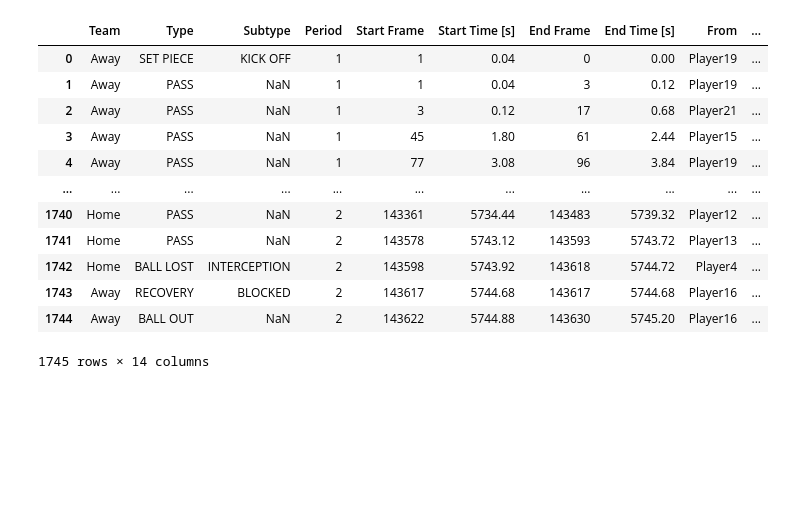
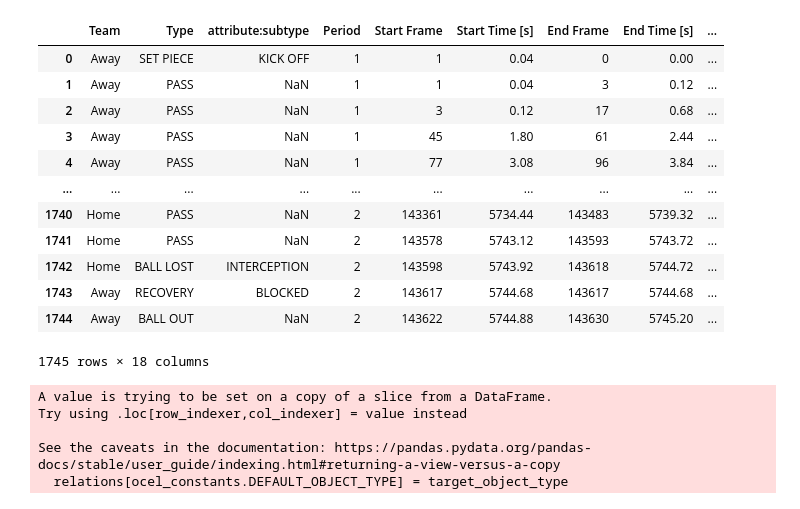
Before and after one commit to VitoChan01/Soccer, a Jupyter notebook: convert_ocel.ipynb, the cells around one changed output. Saved outputs shown, nothing was run; the diff lists cells and outputs as text; code cells hidden in the pictures; blank space fills up the shorter version.

```diff
--- a/convert_ocel.ipynb
+++ b/convert_ocel.ipynb
@@ -3,19 +3,50 @@ import pandas as pd
 import pm4py
 # %%
 df = pd.read_csv('sample-data\data\Sample_Game_1\Sample_Game_1_RawEventsData.csv')
-# %%
-df
-# %% [output]
-|  | Team | Type | Subtype | Period | Start Frame | Start Time [s] | End Frame | End Time [s] | From | ... |
-| 0 | Away | SET PIECE | KICK OFF | 1 | 1 | 0.04 | 0 | 0.00 | Player19 | ... |
-| 1 | Away | PASS | NaN | 1 | 1 | 0.04 | 3 | 0.12 | Player19 | ... |
-| 2 | Away | PASS | NaN | 1 | 3 | 0.12 | 17 | 0.68 | Player21 | ... |
-| 3 | Away | PASS | NaN | 1 | 45 | 1.80 | 61 | 2.44 | Player15 | ... |
-| 4 | Away | PASS | NaN | 1 | 77 | 3.08 | 96 | 3.84 | Player19 | ... |
-| ... | ... | ... | ... | ... | ... | ... | ... | ... | ... | ... |
-| 1740 | Home | PASS | NaN | 2 | 143361 | 5734.44 | 143483 | 5739.32 | Player12 | ... |
-| 1741 | Home | PASS | NaN | 2 | 143578 | 5743.12 | 143593 | 5743.72 | Player13 | ... |
-| 1742 | Home | BALL LOST | INTERCEPTION | 2 | 143598 | 5743.92 | 143618 | 5744.72 | Player4 | ... |
-| 1743 | Away | RECOVERY | BLOCKED | 2 | 143617 | 5744.68 | 143617 | 5744.68 | Player16 | ... |
-| 1744 | Away | BALL OUT | NaN | 2 | 143622 | 5744.88 | 143630 | 5745.20 | Player16 | ... |
-1745 rows × 14 columns
+# %%
+df['event_id'] = df.index.astype(str)
+df['activity'] = df['Type'] #+ df['Subtype'].fillna('').apply(lambda s: f' - {s}' if s else '')
+df['timestamp'] = pd.to_datetime(df['Start Time [s]'], unit='s', origin='unix')
+df['attribute:duration'] = df['End Time [s]'] - df['Start Time [s]']
+
+#df.rename(columns={
+#    'event_id': 'ocel:eid',
+#    'activity': 'ocel:activity',
+#    'timestamp': 'ocel:timestamp',
+#    'From': 'ocel:type:from',
+#    'To': 'ocel:type:to',
+#    'Subtype': 'ocel:subtype',
+#    'Start X': 'ocel:location:start_x',
+#    'Start Y': 'ocel:location:start_y',
+#    'End X': 'ocel:location:end_x',
+#    'End Y': 'ocel:location:end_y'
+#}, inplace=True)
+
+df.rename(columns={
+    'event_id': 'case:concept:name',
+    'activity': 'concept:name',
+    'timestamp': 'time:timestamp',
+    'From': 'ocel:type:from',
+    'To': 'ocel:type:to',
+    'Subtype': 'attribute:subtype',
+    'Start X': 'attribute:start_x',
+    'Start Y': 'attribute:start_y',
+    'End X': 'attribute:end_x',
+    'End Y': 'attribute:end_y'
+}, inplace=True)
+df
+#df.to_csv('sample-data\data\Sample_Game_1\Sample_Game_1_RawEventsData_ocel.csv', index=False)
+# %% [output]
+|  | Team | Type | attribute:subtype | Period | Start Frame | Start Time [s] | End Frame | End Time [s] | ... |
+| 0 | Away | SET PIECE | KICK OFF | 1 | 1 | 0.04 | 0 | 0.00 | ... |
+| 1 | Away | PASS | NaN | 1 | 1 | 0.04 | 3 | 0.12 | ... |
+| 2 | Away | PASS | NaN | 1 | 3 | 0.12 | 17 | 0.68 | ... |
+| 3 | Away | PASS | NaN | 1 | 45 | 1.80 | 61 | 2.44 | ... |
+| 4 | Away | PASS | NaN | 1 | 77 | 3.08 | 96 | 3.84 | ... |
+| ... | ... | ... | ... | ... | ... | ... | ... | ... | ... |
+| 1740 | Home | PASS | NaN | 2 | 143361 | 5734.44 | 143483 | 5739.32 | ... |
+| 1741 | Home | PASS | NaN | 2 | 143578 | 5743.12 | 143593 | 5743.72 | ... |
+| 1742 | Home | BALL LOST | INTERCEPTION | 2 | 143598 | 5743.92 | 143618 | 5744.72 | ... |
+| 1743 | Away | RECOVERY | BLOCKED | 2 | 143617 | 5744.68 | 143617 | 5744.68 | ... |
+| 1744 | Away | BALL OUT | NaN | 2 | 143622 | 5744.88 | 143630 | 5745.20 | ... |
+1745 rows × 18 columns
@@ -21,0 +55,16 @@ df
+# %%
+parameters = {
+    "activity_key": "concept:name",
+    "timestamp_key": "time:timestamp",
+    "case_id_key": "case:concept:name",
+    "target_object_type": "Team",
+    "case_attribute_prefix": "attribute:"
+}
+
+ocel=pd_to_ocel(df, parameters=parameters)
+# %% [output]
+A value is trying to be set on a copy of a slice from a DataFrame.
+Try using .loc[row_indexer,col_indexer] = value instead
+
+See the caveats in the documentation: https://pandas.pydata.org/pandas-docs/stable/user_guide/indexing.html#returning-a-view-versus-a-copy
+  relations[ocel_constants.DEFAULT_OBJECT_TYPE] = target_object_type
```
Also changed, not shown: parts of 8 cells of this notebook.
